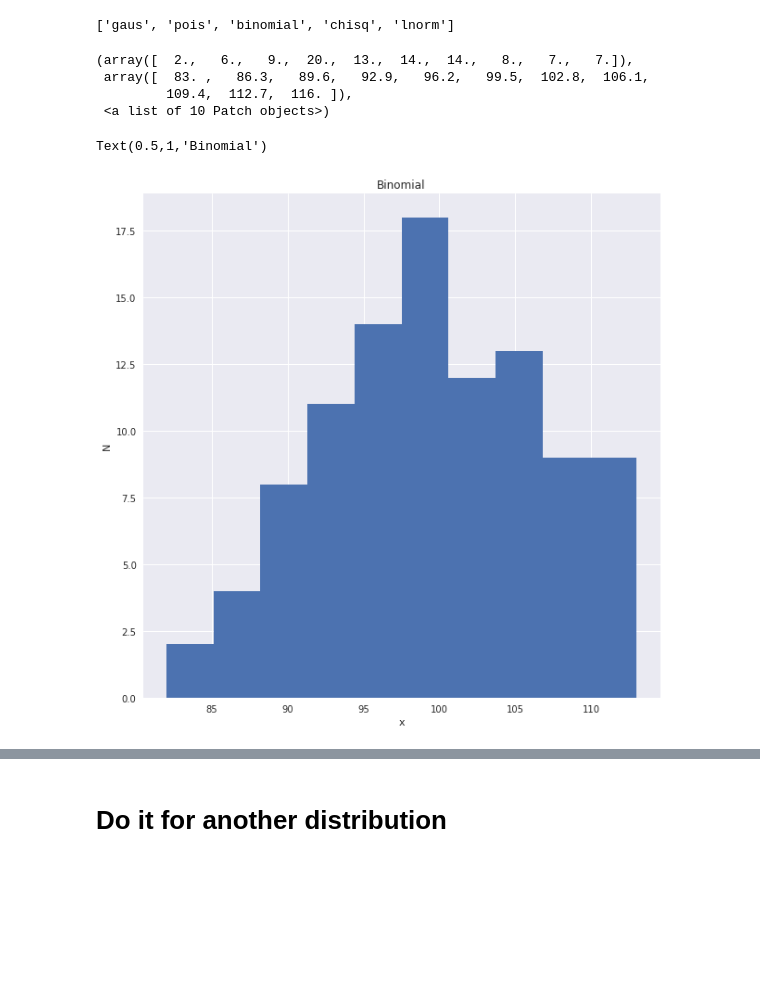
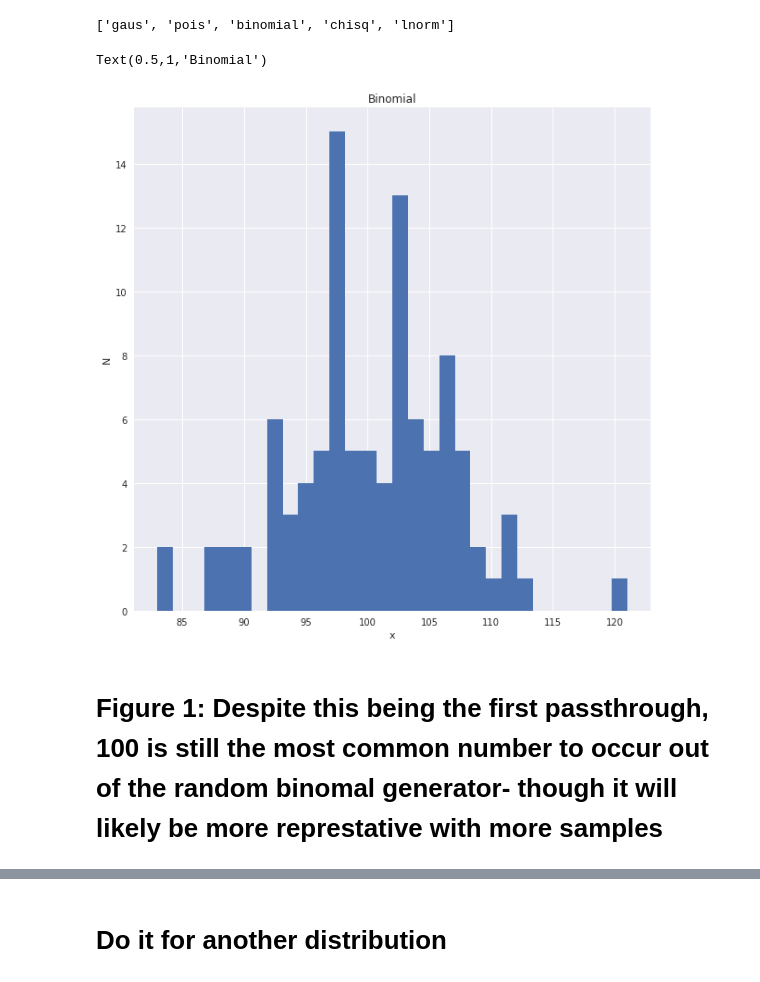
Before and after one commit to samjfalk/PUI2018_sjf374, a Jupyter notebook: HW4_sjf374/HW4_1_sjf374.ipynb, the cells around one changed output, grey strips where cells are left out. Saved outputs shown, nothing was run; the diff lists cells and outputs as text; code cells hidden in the pictures; blank space fills up the shorter version.

```diff
--- a/HW4_sjf374/HW4_1_sjf374.ipynb
+++ b/HW4_sjf374/HW4_1_sjf374.ipynb
@@ -51,0 +44,3 @@ mymean = 100
+# %%
+#make a dictionary
+md = {}
@@ -173,28 +197,0 @@ normal distribution mean: 100.21, standard deviation: 0.96
-# %%
-# I am gonna overwrite the disctionary entry created into a nested dictionary
-# the outside dictionary hosts the distributions as dictionary,
-# and each distribution dictionary contains the 100 distribution (arrays of diferent sizes)
-
-md['gaus'] = {}
-
-#and do it in a for loop. not pythonic, but easily readable
-
-for i in range(100):
-    size = int(np.random.rand()*1990+10)
-    md['gaus'][size] = np.random.randn(size)+100
-
-
-# save the means for plotting later
-
-md['gaus']['means'] = {}
-axgaus_mu_n = pl.figure(figsize=(10,6)).add_subplot(111)
-
-for nn in md['gaus']:
-    if not type(nn) == str:
-        md['gaus']['means'][nn] = md['gaus'][nn].mean()
-        #and plot it
-        axgaus_mu_n.plot(nn, md['gaus']['means'][nn], 'o')
-        axgaus_mu_n.set_xlabel('sample size', fontsize=18)
-        axgaus_mu_n.set_ylabel('sample mean', fontsize=18)
-        axgaus_mu_n.set_title('Gaussian', fontsize=18)
-        axgaus_mu_n.plot([min(mysize), max(mysize)], [df, df], 'k')
@@ -285,24 +277,21 @@ Text(0,0.5,'N')
 distributions
 # %% [output]
 ['gaus', 'pois', 'binomial', 'chisq', 'lnorm']
-# %%
-md['binomial']
-# %% [output]
-(array([  2.,   6.,   9.,  20.,  13.,  14.,  14.,   8.,   7.,   7.]),
- array([  83. ,   86.3,   89.6,   92.9,   96.2,   99.5,  102.8,  106.1,
-         109.4,  112.7,  116. ]),
- <a list of 10 Patch objects>)
 # %%
+#plot one sample with size 100 and population mean of 100
+#used .5 and 200 to represent 100 mean
 plt.figure(figsize= (10,10))
 
 md['binomial'] = np.random.binomial(200, .5, 100)
-pl.hist(md['binomial'])
+pl.hist(md['binomial'], bins = 30)
 pl.ylabel('N')
 pl.xlabel('x')
 pl.title('Binomial')
 # %% [output]
 Text(0.5,1,'Binomial')
-[figure, old version]
+[figure, new version]
+# %% [markdown]
+# Figure 1: Despite this being the first passthrough, 100 is still the most common number to occur out of the random binomal generator- though it will likely be more represtative with more samples
 # %%
 print ("normal distribution mean: %.2f, standard deviation: %.2f"%(md['binomial'].mean(), md['binomial'].std()))
 # %% [output]
```
Also changed, not shown: parts of 67 cells of this notebook.
